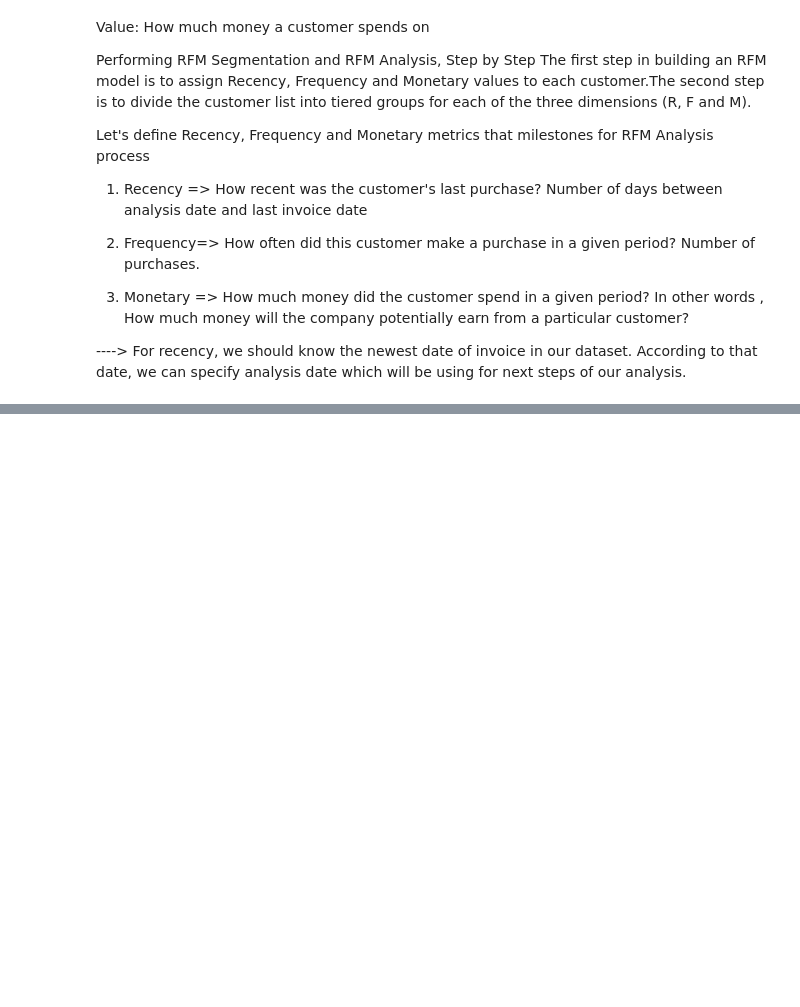
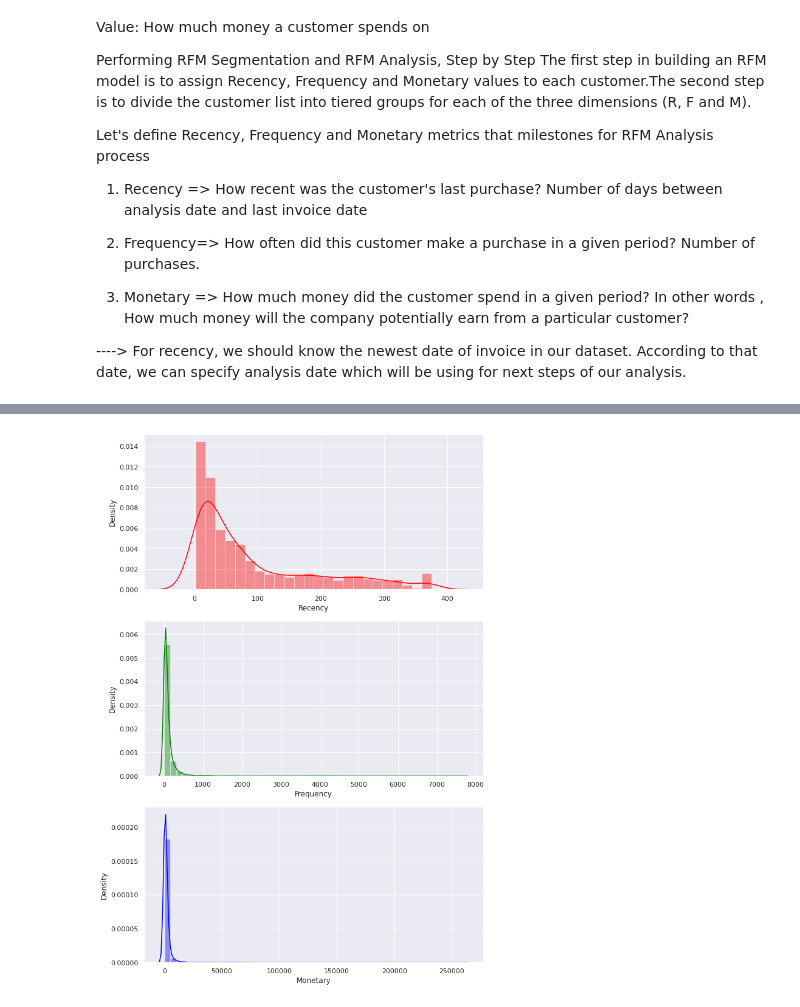
Before and after one commit to ParthSharma1197/Capstone-Project-Online-Retail-Customer-Segmentation, a Jupyter notebook: Online_Retail_Customer_Segmentation_Capstone_Project.ipynb, the cells around one changed output, grey strips where cells are left out. Drawn from its saved outputs; the diff is of its cells as text; code cells hidden in the pictures; blank space fills up the shorter version.

```diff
--- a/Online_Retail_Customer_Segmentation_Capstone_Project.ipynb
+++ b/Online_Retail_Customer_Segmentation_Capstone_Project.ipynb
@@ -661,0 +674,7 @@ Let's define Recency, Frequency and Monetary metrics that milestones for RFM Ana
+# %%
+# Creating the RFM dataframe
+rfm = uk_data.groupby(['CustomerID'],as_index=False).agg({'purchase_date': lambda purchase_date: (today_date - purchase_date.max()).days,
+                                     'InvoiceNo': lambda InvoiceNo: InvoiceNo.count(),
+                                     'Total_sales': lambda Total_sales: Total_sales.sum()}).rename(columns = {'purchase_date': 'recency',
+                                                                                   'InvoiceNo': 'frequency',
+                                                                                   'Total_sales': 'monetary'})
@@ -661,0 +694,7 @@ Let's define Recency, Frequency and Monetary metrics that milestones for RFM Ana
+# %%
+#Split into four segments using quantiles
+quantiles = rfm.quantile(q=[0.25,0.5,0.75])
+
+#Convert the quantile to dictionary
+quantiles = quantiles.to_dict()
+quantiles
@@ -661,0 +797,19 @@ Let's define Recency, Frequency and Monetary metrics that milestones for RFM Ana
+# %%
+# Plotting the distribution plot before passing in the models
+
+# Distribution plot
+plt.figure(figsize=(10,16))
+sns.set_theme(style="darkgrid")
+
+# Plot recency
+plt.subplot(3, 1, 1); sns.distplot(rfm.recency,color='Red',axlabel='Recency')
+
+# Plot frequency
+plt.subplot(3, 1, 2); sns.distplot(rfm.frequency,color='Green',axlabel='Frequency')
+
+# Plot monetary value
+plt.subplot(3, 1, 3); sns.distplot(rfm.monetary,color='Blue',axlabel='Monetary')
+
+plt.show()
+# %% [output]
+[figure, added]
```
Also changed, not shown: parts of 23 cells of this notebook.
